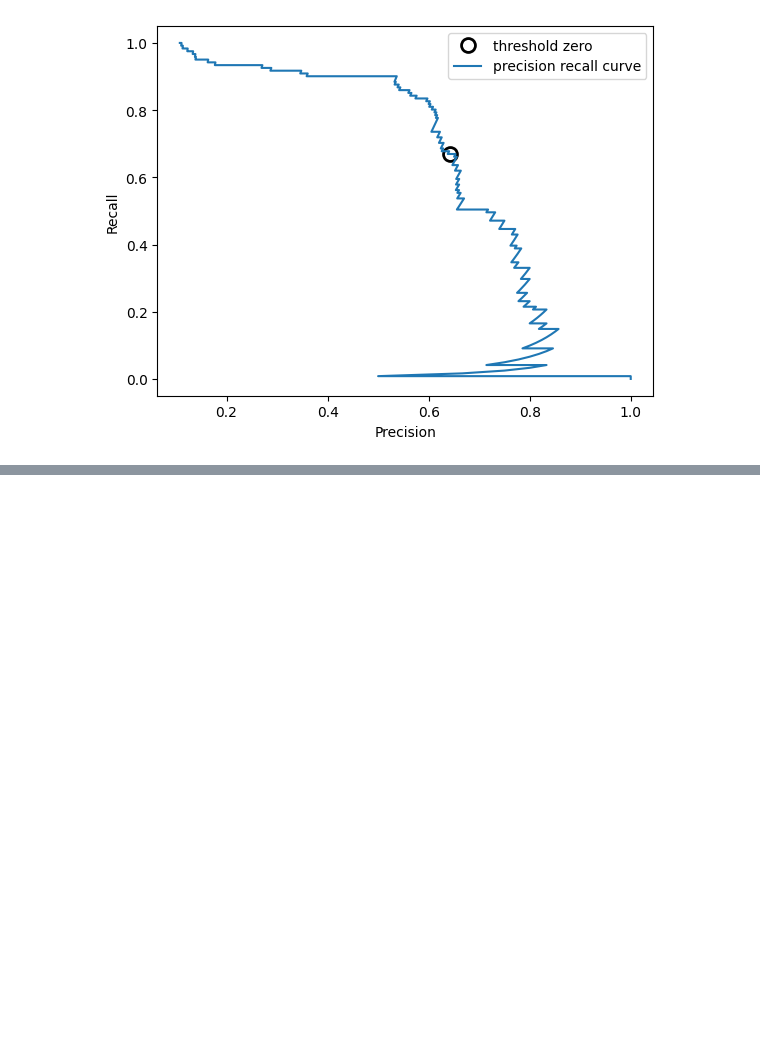
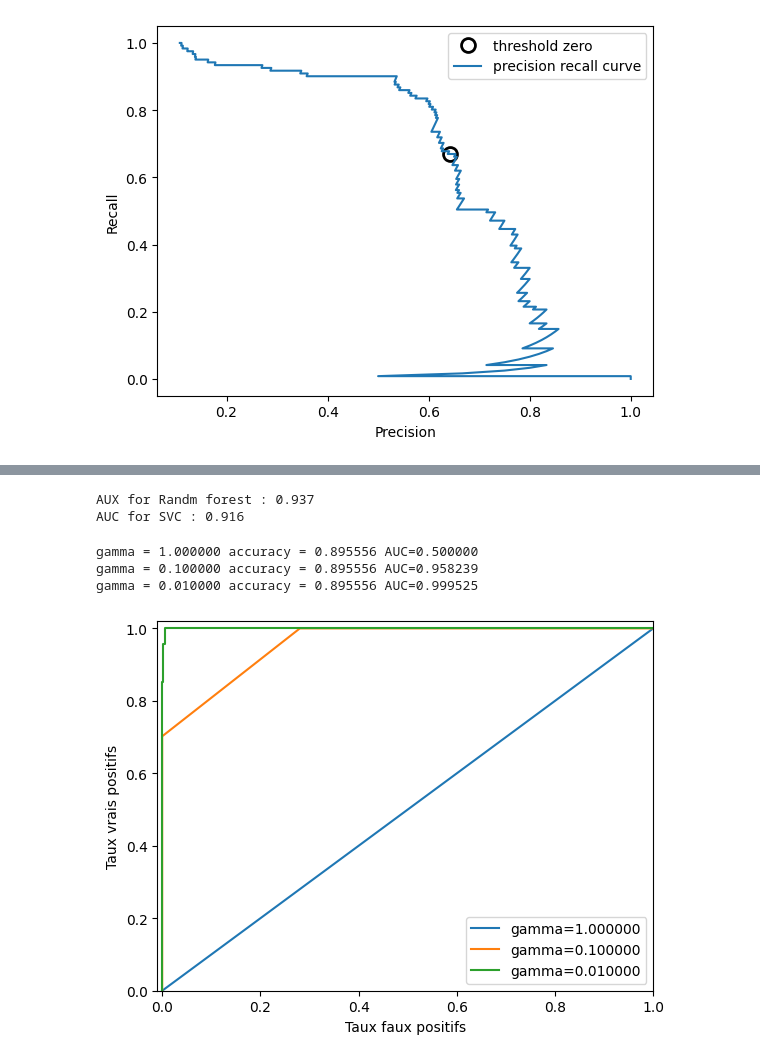
Before and after one commit to 012kirby210/mg-scikitlearn, a Jupyter notebook: [Evaluation] Courbes ROC.ipynb, the cells around one changed output, grey strips where cells are left out. Saved outputs shown, nothing was run; the diff lists cells and outputs as text; code cells hidden in the pictures; blank space fills up the shorter version.

```diff
--- a/[Evaluation] Courbes ROC.ipynb
+++ b/[Evaluation] Courbes ROC.ipynb
@@ -87,0 +147,46 @@ plt.legend(loc="best")
+# %%
+# On détermine une moyenne (un indice de performance) en calculant la surface sous la courbe (l'intégrale)
+# AUC : area under curve
+
+from sklearn.metrics import roc_auc_score
+rf_auc = roc_auc_score(y_test, rf.predict_proba(X_test)[:,1])
+svc_auc= roc_auc_score(y_test, svc.decision_function(X_test))
+print("AUX for Randm forest : {:.3f}".format(rf_auc))
+print("AUC for SVC : {:.3f}".format(svc_auc))
+
+# Une prédiction aléatoire renvoie toujours un AUC de 0.5 même pour des jeux de données déséquilibrés.
+# %% [output]
+AUX for Randm forest : 0.937
+AUC for SVC : 0.916
+# %%
+# La valeur d' AUC peut être interprétée comme la probabilité qu'un point sélectionné aléatoirement de la classe
+# positive soit scoré de manière plus élevée par le classificateur qu'un point sélectionné aléatoirement de
+# la classe négative
+
+from sklearn.datasets import load_digits
+
+digits = load_digits()
+
+y = digits.target == 9
+X_train, X_test, y_train, y_test = train_test_split( digits.data, y , random_state=0)
+plt.figure()
+
+for gamma in [1,0.1,0.01]:
+    svc = SVC(gamma=gamma).fit(X_train,y_train)
+    accuracy = svc.score(X_test,y_test)
+    auc = roc_auc_score(y_test, svc.decision_function(X_test))
+    tfp, tvp, _ = roc_curve(y_test, svc.decision_function(X_test))
+    print("gamma = {:2f} accuracy = {:2f} AUC={:2f}".format(gamma, accuracy, auc))
+    plt.plot(tfp, tvp, label="gamma={:3f}".format(gamma))
+    plt.xlabel("Taux faux positifs")
+    plt.ylabel("Taux vrais positifs")
+    plt.xlim(-0.01, 1)
+    plt.ylim(0, 1.02)
+    plt.legend(loc="best")
+
+# Avec gamma = 0.01, quelque soit le point positif, il sera classé ( ranké ) au-dessus d'un point négatif
+# %% [output]
+gamma = 1.000000 accuracy = 0.895556 AUC=0.500000
+gamma = 0.100000 accuracy = 0.895556 AUC=0.958239
+gamma = 0.010000 accuracy = 0.895556 AUC=0.999525
+[figure, added]
```
Also changed, not shown: parts of 4 cells of this notebook.
